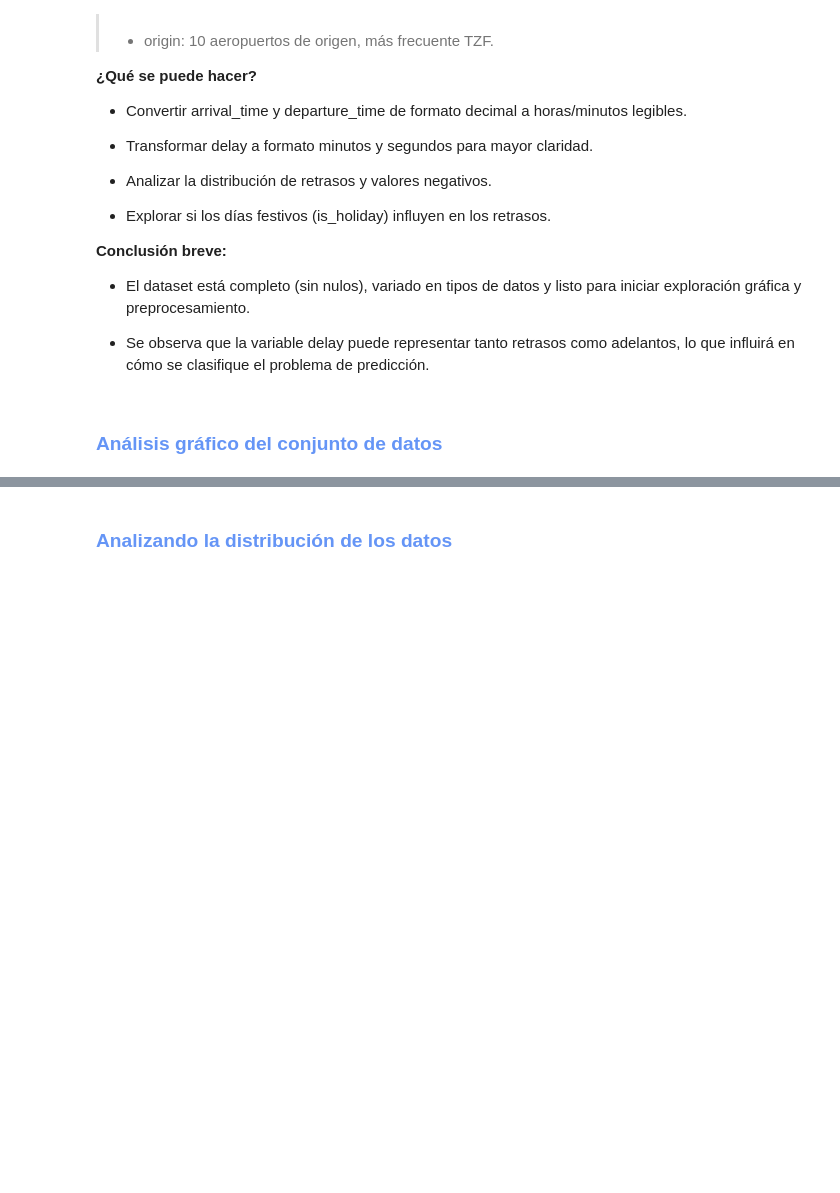
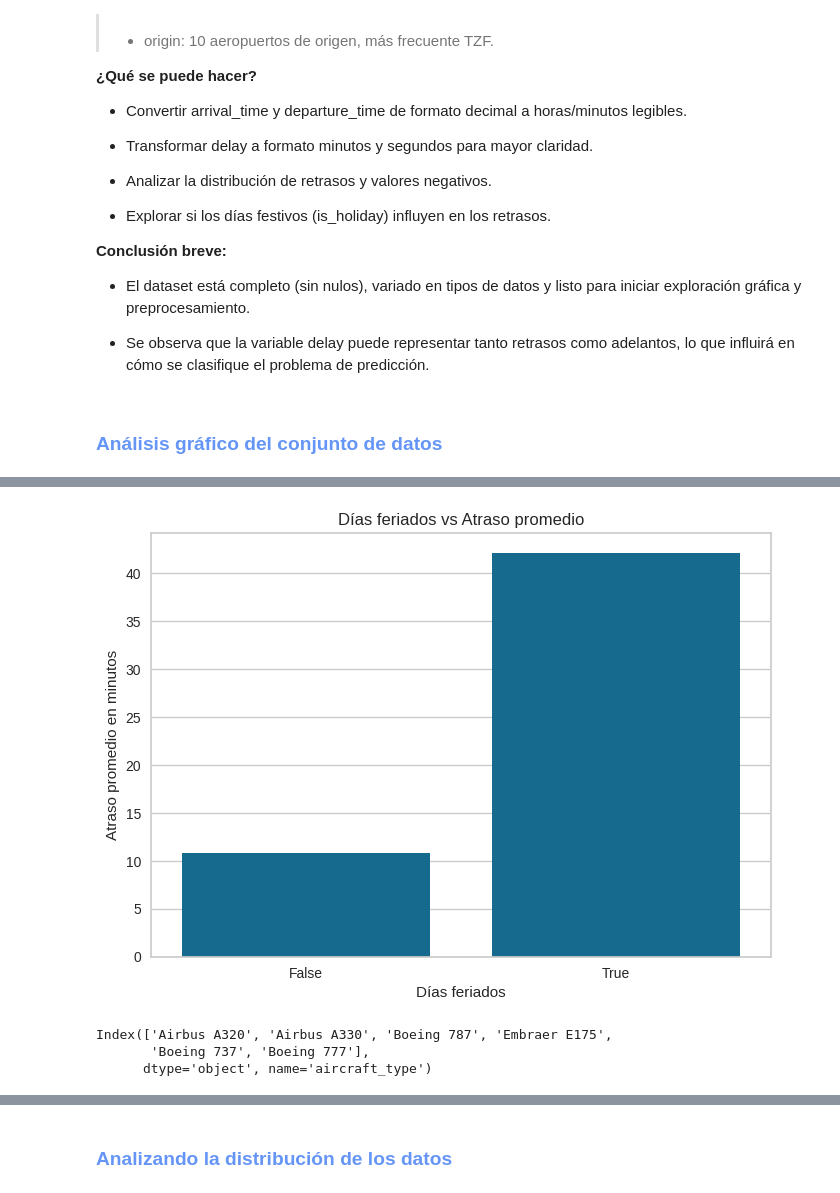
Before and after one commit to DanielRaiicHu/optimizacion_aeroportuaria, a Jupyter notebook: optimizacion_aeroportuaria.ipynb, the cells around one changed output, grey strips where cells are left out. Saved outputs shown, nothing was run; the diff lists cells and outputs as text; code cells hidden in the pictures; blank space fills up the shorter version.

```diff
--- a/optimizacion_aeroportuaria.ipynb
+++ b/optimizacion_aeroportuaria.ipynb
@@ -183,0 +254,20 @@ datos.describe(include = 'O')
+# %%
+# Retraso promedio en días festivos vs no festivos
+avg_delay = datos.groupby('is_holiday')['delay'].mean().reset_index() # average delay o  promedio de retraso
+
+sns.barplot(x='is_holiday', y='delay', data= avg_delay)
+plt.title('Días feriados vs Atraso promedio')
+plt.xlabel('Días feriados')
+plt.ylabel('Atraso promedio en minutos')
+plt.show()
+# %% [output]
+[figure, added]
+# %%
+# .value_counts: Devuelve una Serie que contiene los conteos de valores únicos en la columna 'aircraft_type'.
+# .index: Obtienes un objeto Index que contiene los valores únicos de 'aircraft_type' ordenados según sus conteos.
+datos['aircraft_type'].value_counts().index
+# 'Airbus A320', 'Airbus A330', 'Boeing 787', 'Embraer E175', 'Boeing 737', 'Boeing 777'
+# %% [output]
+Index(['Airbus A320', 'Airbus A330', 'Boeing 787', 'Embraer E175',
+       'Boeing 737', 'Boeing 777'],
+      dtype='object', name='aircraft_type')
```
Also changed, not shown: parts of 23 cells of this notebook.
